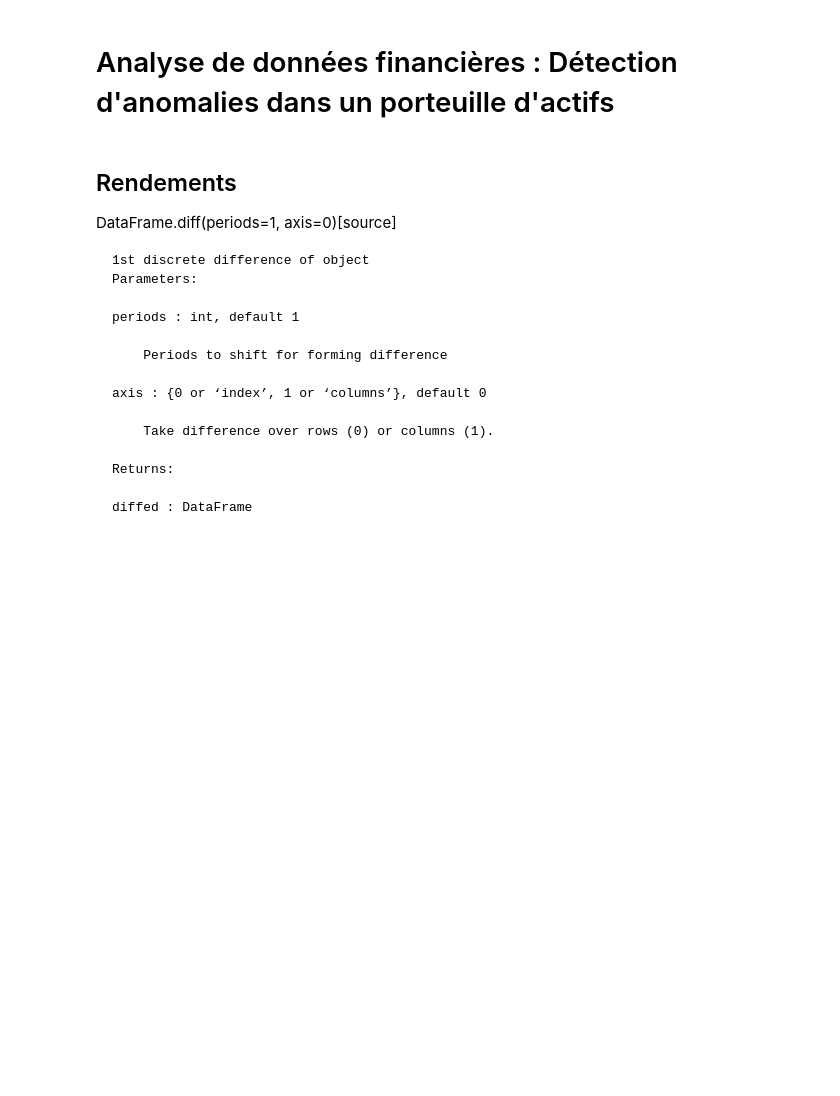
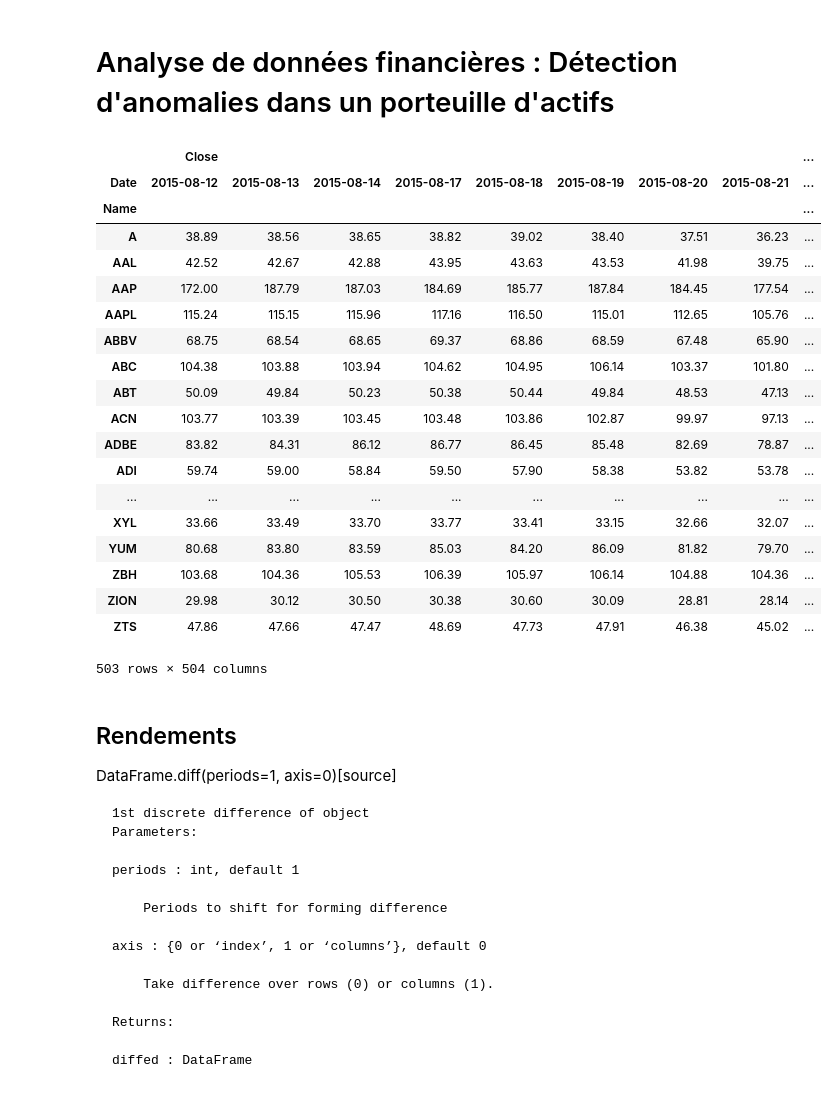
Before and after one commit to kevin0201/Isolation_Actifs, a Jupyter notebook: financial_data.ipynb, the cells around one changed output. Cells and saved outputs as stored; diff of their text form; code cells hidden in the pictures; blank space fills up the shorter version.

Commit message:
data et filtre

```diff
--- a/financial_data.ipynb
+++ b/financial_data.ipynb
@@ -36,0 +17,11 @@ all_data = get(tickers, datetime.datetime(2010, 1, 1), datetime.datetime(2015, 1
+# %%
+# Lecture des données
+# df = pd.read_csv("all_stocks_5yr.csv", index_col= [0,2],usecols=[0,4,6],parse_dates=[0])
+df = pd.read_csv("all_stocks_5yr.csv",usecols=[0,4,6], parse_dates=[0])
+df.head()
+df.Date = pd.to_datetime(df.Date)
+df = df.loc[(df.Date<datetime.datetime(2017, 8, 11,0,0,0)),:]
+df = df.loc[df.Date>datetime.datetime(2015, 8, 11,0,0,0),:]
+#df.loc[df.Name=='MMM',:]
+# %%
+df = df.set_index(['Name','Date'])
@@ -37,5 +30,27 @@ all_data = get(tickers, datetime.datetime(2010, 1, 1), datetime.datetime(2015, 1
 # %%
-all_data.unstack(level = -1)
+df_unstack = df.unstack(level=-1)
+df_unstack
+# %% [output]
+|  | Close |  |  |  |  |  |  |  | ... |
+| Date | 2015-08-12 | 2015-08-13 | 2015-08-14 | 2015-08-17 | 2015-08-18 | 2015-08-19 | 2015-08-20 | 2015-08-21 | ... |
+| Name |  |  |  |  |  |  |  |  | ... |
+| A | 38.89 | 38.56 | 38.65 | 38.82 | 39.02 | 38.40 | 37.51 | 36.23 | ... |
+| AAL | 42.52 | 42.67 | 42.88 | 43.95 | 43.63 | 43.53 | 41.98 | 39.75 | ... |
+| AAP | 172.00 | 187.79 | 187.03 | 184.69 | 185.77 | 187.84 | 184.45 | 177.54 | ... |
+| AAPL | 115.24 | 115.15 | 115.96 | 117.16 | 116.50 | 115.01 | 112.65 | 105.76 | ... |
+| ABBV | 68.75 | 68.54 | 68.65 | 69.37 | 68.86 | 68.59 | 67.48 | 65.90 | ... |
+| ABC | 104.38 | 103.88 | 103.94 | 104.62 | 104.95 | 106.14 | 103.37 | 101.80 | ... |
+| ABT | 50.09 | 49.84 | 50.23 | 50.38 | 50.44 | 49.84 | 48.53 | 47.13 | ... |
+| ACN | 103.77 | 103.39 | 103.45 | 103.48 | 103.86 | 102.87 | 99.97 | 97.13 | ... |
+| ADBE | 83.82 | 84.31 | 86.12 | 86.77 | 86.45 | 85.48 | 82.69 | 78.87 | ... |
+| ADI | 59.74 | 59.00 | 58.84 | 59.50 | 57.90 | 58.38 | 53.82 | 53.78 | ... |
+| ... | ... | ... | ... | ... | ... | ... | ... | ... | ... |
+| XYL | 33.66 | 33.49 | 33.70 | 33.77 | 33.41 | 33.15 | 32.66 | 32.07 | ... |
+| YUM | 80.68 | 83.80 | 83.59 | 85.03 | 84.20 | 86.09 | 81.82 | 79.70 | ... |
+| ZBH | 103.68 | 104.36 | 105.53 | 106.39 | 105.97 | 106.14 | 104.88 | 104.36 | ... |
+| ZION | 29.98 | 30.12 | 30.50 | 30.38 | 30.60 | 30.09 | 28.81 | 28.14 | ... |
+| ZTS | 47.86 | 47.66 | 47.47 | 48.69 | 47.73 | 47.91 | 46.38 | 45.02 | ... |
+503 rows × 504 columns
 # %% [markdown]
 ## Rendements
 
```
Also changed, not shown: parts of 5 cells of this notebook.
